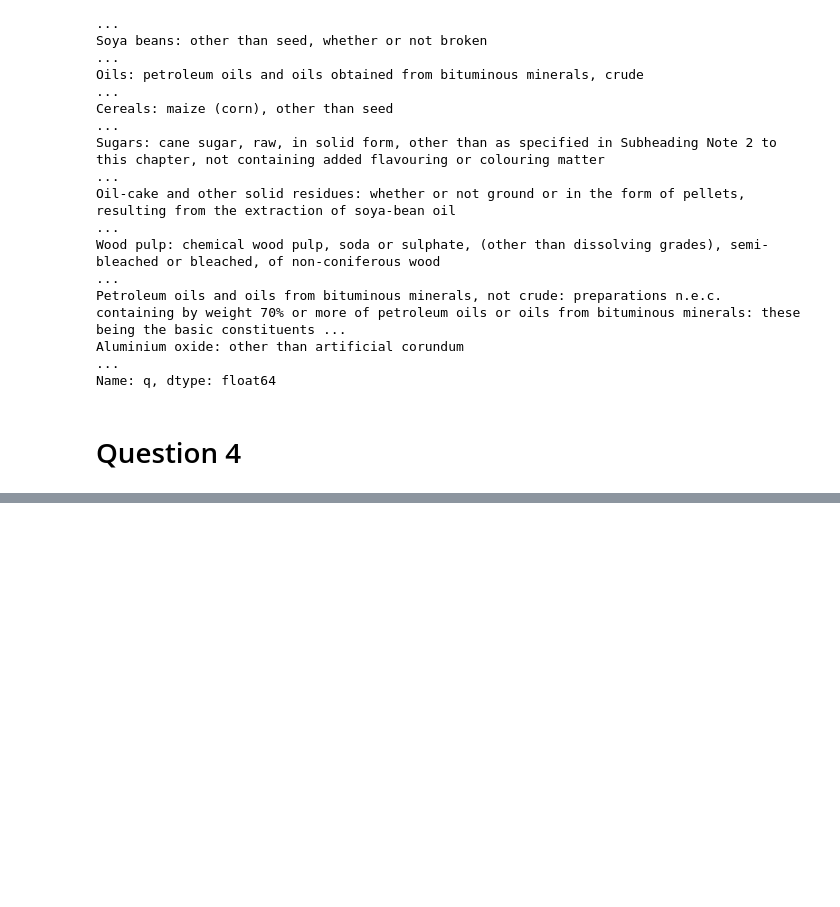
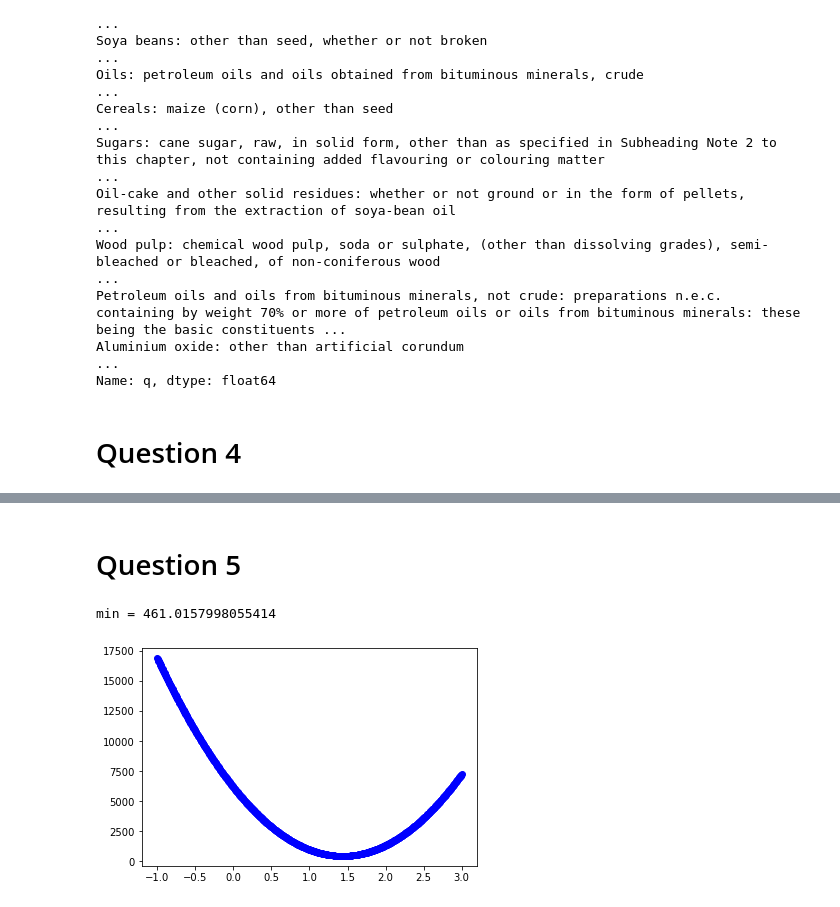
Before and after one commit to iw2/test, a Jupyter notebook: HW3_Werries_Numeric.ipynb, the cells around one changed output, grey strips where cells are left out. Cells and saved outputs as stored; diff of their text form; code cells hidden in the pictures; blank space fills up the shorter version.

```diff
--- a/HW3_Werries_Numeric.ipynb
+++ b/HW3_Werries_Numeric.ipynb
@@ -277,0 +287,16 @@ b_countries.corr(method = "pearson")
+# %% [markdown]
+# Question 5
+# %%
+def SSE_p1(data,a,b,beta,ap):
+  error = np.log10(data[a])-(np.log10(data[b])*beta)
+  SSE = np.sum(error**2)
+  ap.append(SSE)
+  plt.scatter(beta,SSE,c='blue')
+# %%
+SSEs=[]
+for i in np.linspace(-1,3,int((4/0.005))+1):
+  SSE_p1(b_sum,'q','BR_dist',i,SSEs)
+print('min = '+str(SSEs[np.argmin(SSEs)]))
+# %% [output]
+min = 461.0157998055414
+[figure, added]
```
Also changed, not shown: parts of 13 cells of this notebook.
